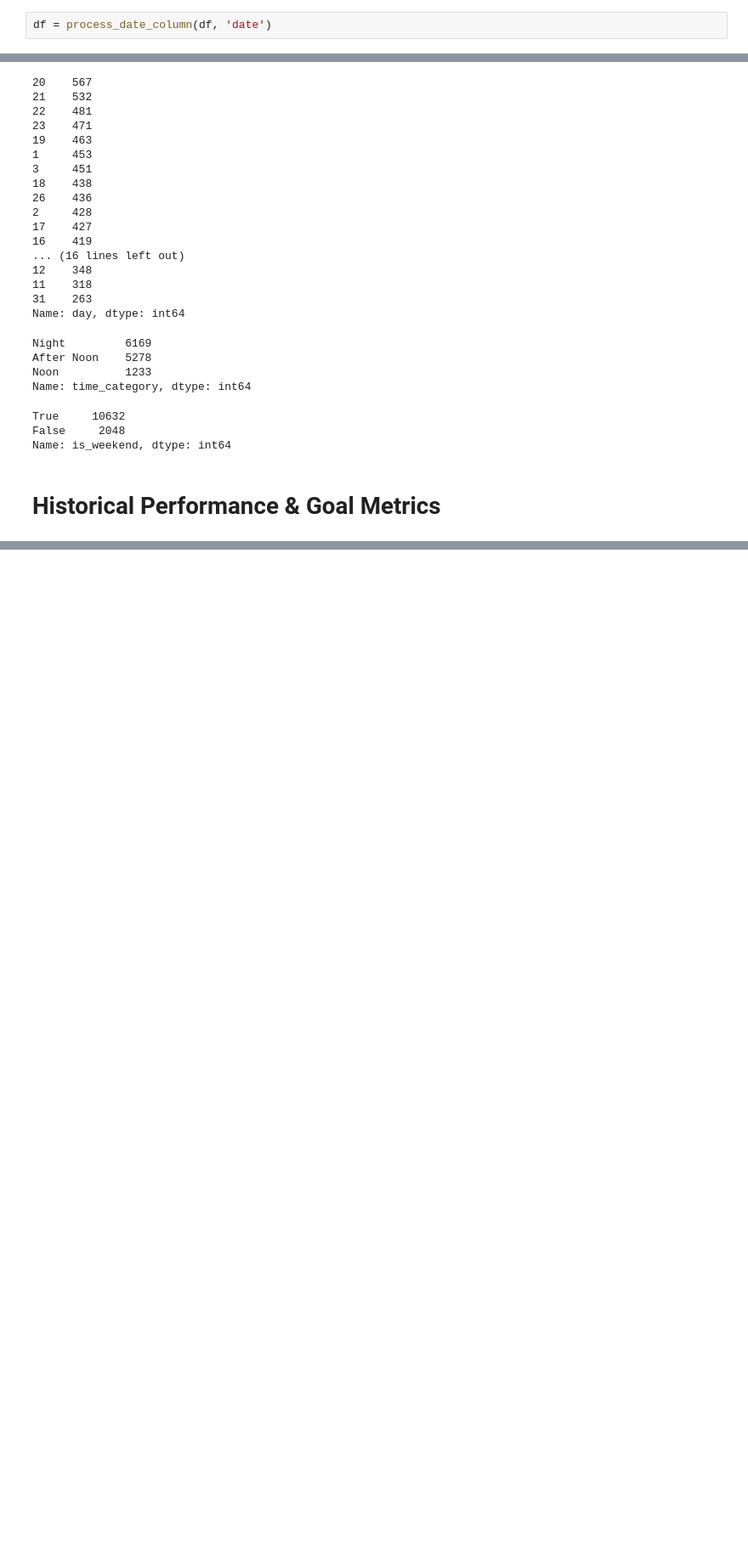
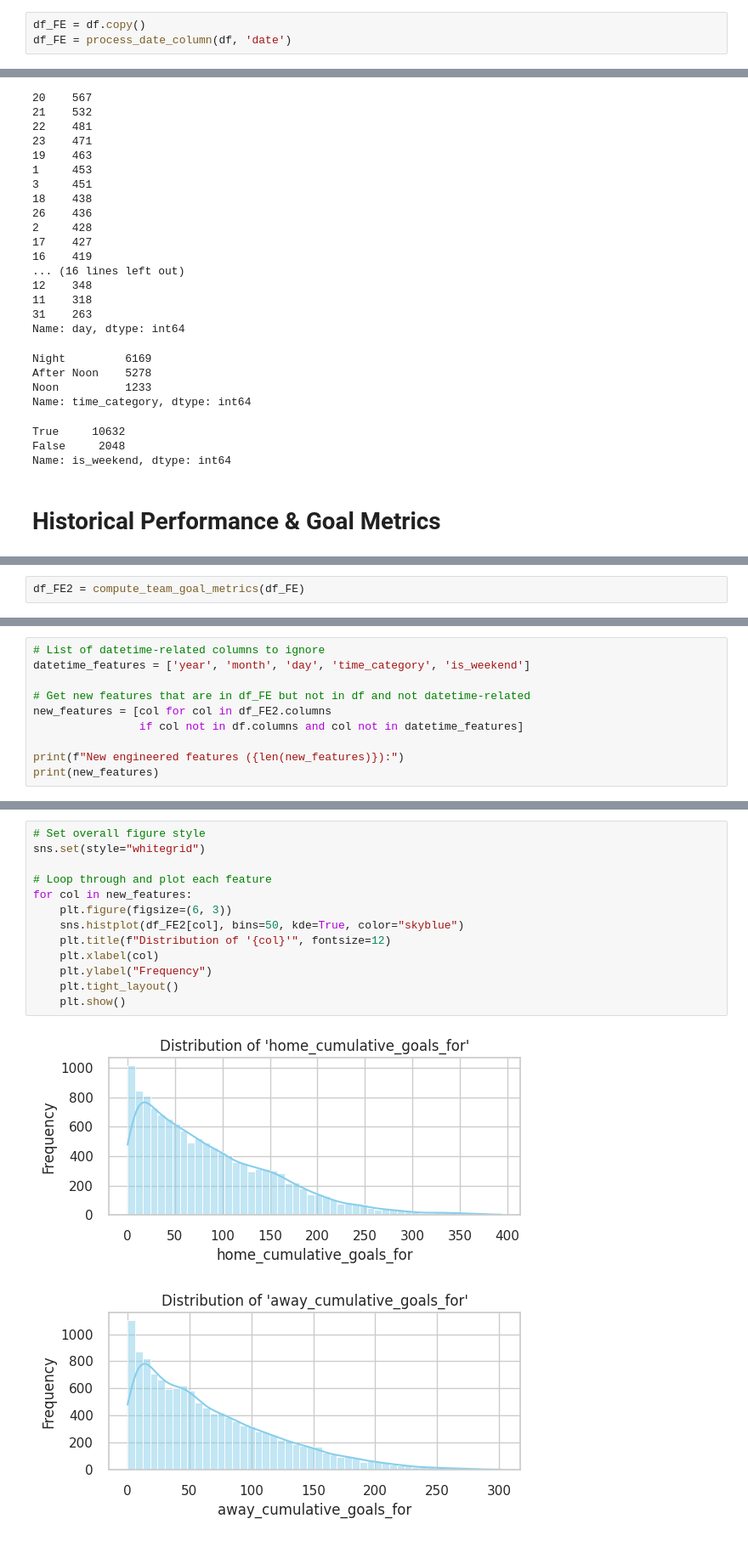
Before and after one commit to Rom5Leo/ML-Project-Football-DataBase, a Jupyter notebook: notebooks/Feature Engineering - Football Database.ipynb, the cells around one changed output, grey strips where cells are left out. Shown at 85% size. Saved outputs shown, nothing was run; the diff lists cells and outputs as text; blank space fills up the shorter version.

```diff
--- a/notebooks/Feature Engineering - Football Database.ipynb
+++ b/notebooks/Feature Engineering - Football Database.ipynb
@@ -263,5 +265,6 @@ def process_date_column(df, date_col):
 
     return df
 # %%
-df = process_date_column(df, 'date')
+df_FE = df.copy()
+df_FE = process_date_column(df, 'date')
 # %%
@@ -336,0 +466,2 @@ Name: is_weekend, dtype: int64
+# %%
+df_FE2 = compute_team_goal_metrics(df_FE)
@@ -336,0 +484,10 @@ Name: is_weekend, dtype: int64
+# %%
+# List of datetime-related columns to ignore
+datetime_features = ['year', 'month', 'day', 'time_category', 'is_weekend']
+
+# Get new features that are in df_FE but not in df and not datetime-related
+new_features = [col for col in df_FE2.columns
+                if col not in df.columns and col not in datetime_features]
+
+print(f"New engineered features ({len(new_features)}):")
+print(new_features)
@@ -336,0 +530,16 @@ Name: is_weekend, dtype: int64
+# %%
+# Set overall figure style
+sns.set(style="whitegrid")
+
+# Loop through and plot each feature
+for col in new_features:
+    plt.figure(figsize=(6, 3))
+    sns.histplot(df_FE2[col], bins=50, kde=True, color="skyblue")
+    plt.title(f"Distribution of '{col}'", fontsize=12)
+    plt.xlabel(col)
+    plt.ylabel("Frequency")
+    plt.tight_layout()
+    plt.show()
+# %% [output]
+[figure, added]
+[figure, added]
```
Also changed, not shown: parts of 34 cells of this notebook, 2 other files.
